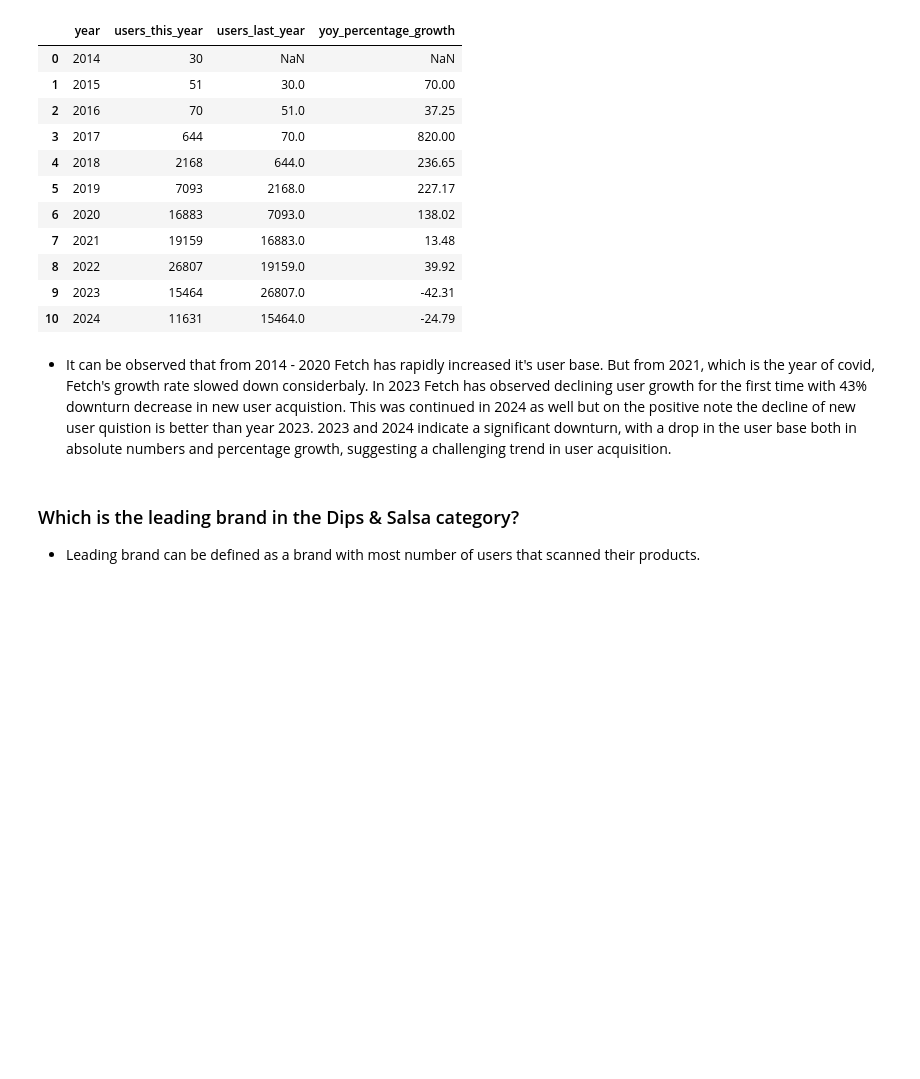
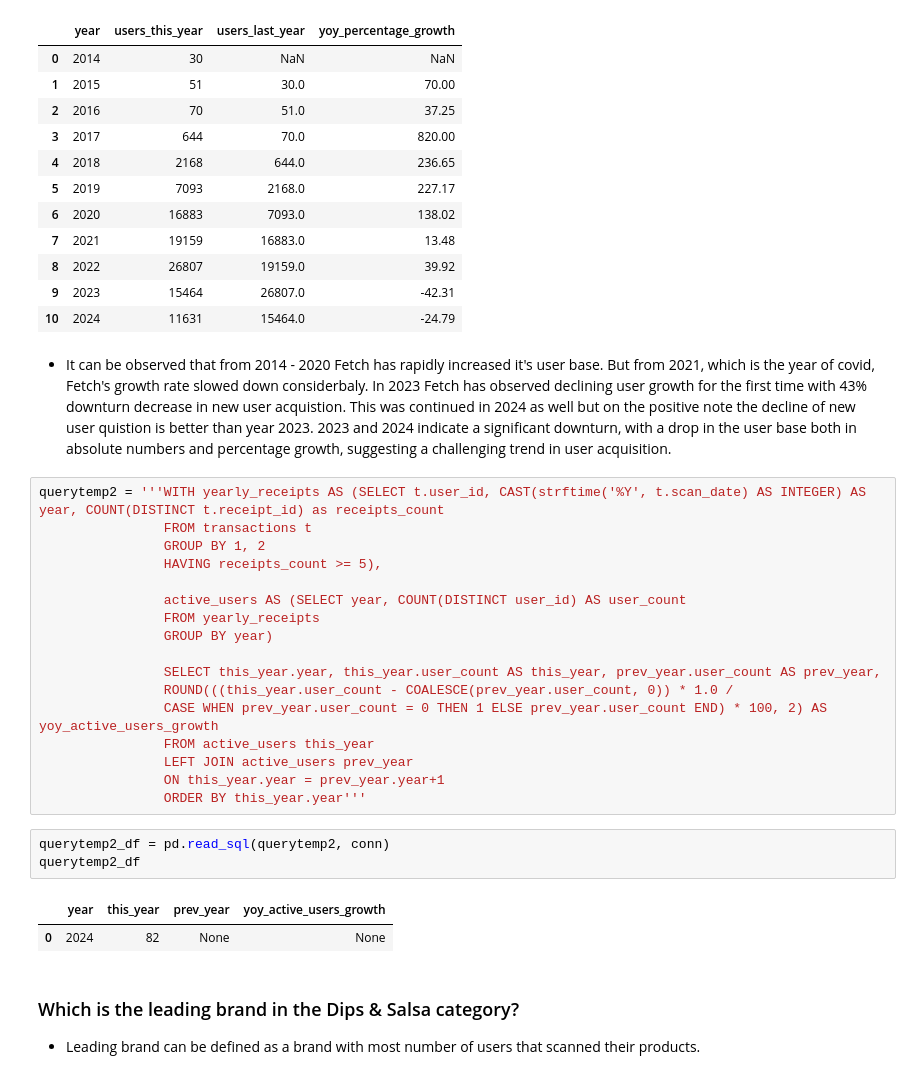
Before and after one commit to tharun-palla/FETCH_DATA_ANALYSIS, a Jupyter notebook: Fetch Analysis.ipynb, the cells around one changed output. Saved outputs shown, nothing was run; the diff lists cells and outputs as text; blank space fills up the shorter version.

```diff
--- a/Fetch Analysis.ipynb
+++ b/Fetch Analysis.ipynb
@@ -989,6 +1020,29 @@ query5_df
 | 10 | 2024 | 11631 | 15464.0 | -24.79 |
 # %% [markdown]
 * It can be observed that from 2014 - 2020 Fetch has rapidly increased it's user base. But from 2021, which is the year of covid, Fetch's growth rate slowed down considerbaly. In 2023 Fetch has observed declining user growth for the first time with 43% downturn decrease in new user acquistion. This was continued in 2024 as well but on the positive note the decline of new user quistion is better than year 2023. 2023 and 2024 indicate a significant downturn, with a drop in the user base both in absolute numbers and percentage growth, suggesting a challenging trend in user acquisition.
+# %%
+querytemp2 = '''WITH yearly_receipts AS (SELECT t.user_id, CAST(strftime('%Y', t.scan_date) AS INTEGER) AS year, COUNT(DISTINCT t.receipt_id) as receipts_count
+                FROM transactions t
+                GROUP BY 1, 2
+                HAVING receipts_count >= 5),
+
+                active_users AS (SELECT year, COUNT(DISTINCT user_id) AS user_count
+                FROM yearly_receipts
+                GROUP BY year)
+
+                SELECT this_year.year, this_year.user_count AS this_year, prev_year.user_count AS prev_year,
+                ROUND(((this_year.user_count - COALESCE(prev_year.user_count, 0)) * 1.0 /
+                CASE WHEN prev_year.user_count = 0 THEN 1 ELSE prev_year.user_count END) * 100, 2) AS yoy_active_users_growth
+                FROM active_users this_year
+                LEFT JOIN active_users prev_year
+                ON this_year.year = prev_year.year+1
+                ORDER BY this_year.year'''
+# %%
+querytemp2_df = pd.read_sql(querytemp2, conn)
+querytemp2_df
+# %% [output]
+|  | year | this_year | prev_year | yoy_active_users_growth |
+| 0 | 2024 | 82 | None | None |
 # %% [markdown]
 ### Which is the leading brand in the Dips & Salsa category?
 * Leading brand can be defined as a brand with most number of users that scanned their products.
```
Also changed, not shown: parts of 5 cells of this notebook.
